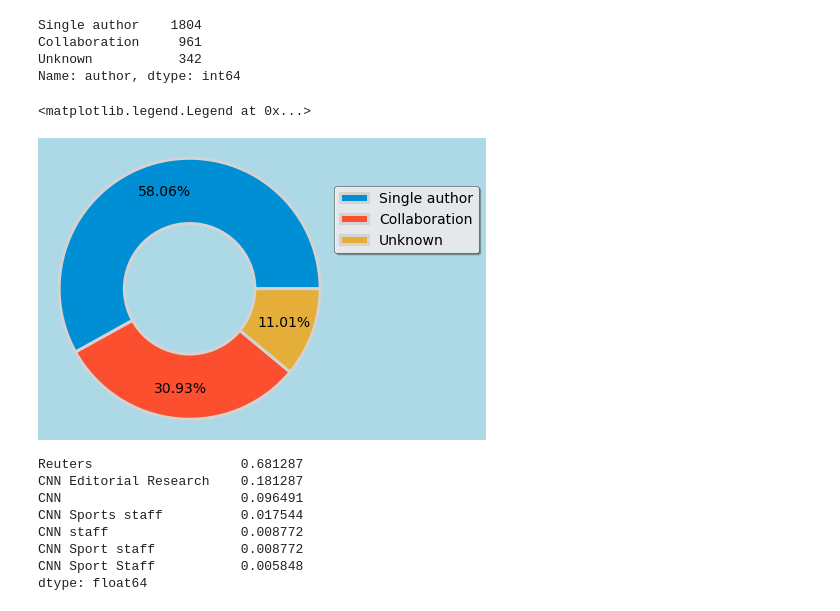
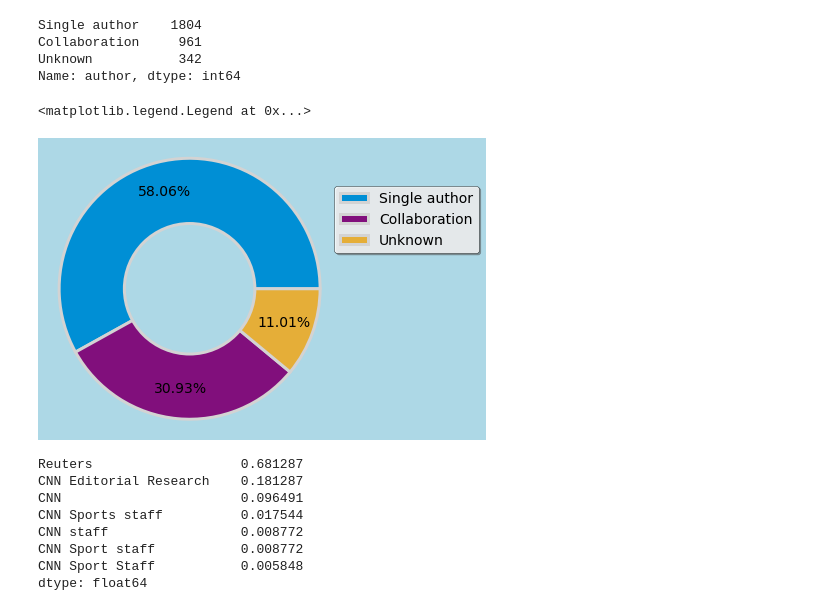
Before and after one commit to vollenia/data_analysis_CNN_news, a Jupyter notebook: analysis_cnn_xml.ipynb, the cells around one changed output. Saved outputs shown, nothing was run; the diff lists cells and outputs as text; code cells hidden in the pictures.

Commit message:
added colors

```diff
--- a/analysis_cnn_xml.ipynb
+++ b/analysis_cnn_xml.ipynb
@@ -262,34 +286,34 @@ Name: author, dtype: int64
 # %%
 # Initiating the plot
 fig_authors, ax_authors = plt.subplots()
 
 # Feeding the data (pandas Series)
 authors.plot(kind="pie", labels=None, radius=1, wedgeprops = {"linewidth": 3, "edgecolor" : "lightgrey"},
-                            autopct="%.2f%%", pctdistance=0.77, shadow=False, startangle=0, figsize=(4,4))
+                            autopct="%.2f%%", pctdistance=0.77, shadow=False, startangle=0, figsize=(4,4), colors=["#008fd5", "#810f7c", "#e5ae38"])
 
 # Creating adoughnut chart
 circle = plt.Circle((0,0), 0.5, facecolor="lightblue", edgecolor="lightgrey", linewidth=3, fill=True)
 p = plt.gcf()
 p.gca().add_artist(circle)
 
 # Configuring the chart
 fig_authors.subplots_adjust(left=0, right=1, bottom=0, top=1, wspace=0, hspace=0)
-ax_authors.axis('equal')
+ax_authors.axis("equal")
 ax_authors.margins(0.05, 0.05)
 
 fig_authors.set_facecolor("lightblue")
 ax_authors.axis('off')
-ax_authors.legend(labels=authors.index, loc='lower left', bbox_to_anchor=(0.98, 0.6, 0.5, 1.5), title=None,
+ax_authors.legend(labels=authors.index, loc="lower left", bbox_to_anchor=(0.98, 0.6, 0.5, 1.5), title=None,
                     facecolor="white", edgecolor="black", fancybox=True, shadow=True, borderpad=None, framealpha=0.8)
 
 #ax_authors.set_title("Distribution of authors", loc="center", fontdict={"color":"black"})
 # 'best', 'upper right', 'upper left', 'lower left', 'lower right', 'right', 'center left',
 # 'center right', 'lower center', 'upper center', 'center'
 
 # possibly labels=np.round((authors.values / np.sum(authors.values) * 100), 2), labeldistance=0.5,
 # %% [output]
 <matplotlib.legend.Legend at 0x...>
-[figure, old version]
+[figure, new version]
 # %%
 test_series = pd.Series(unknown)
 #len(test_series.value_counts())
```
Also changed, not shown: parts of 6 cells of this notebook.
